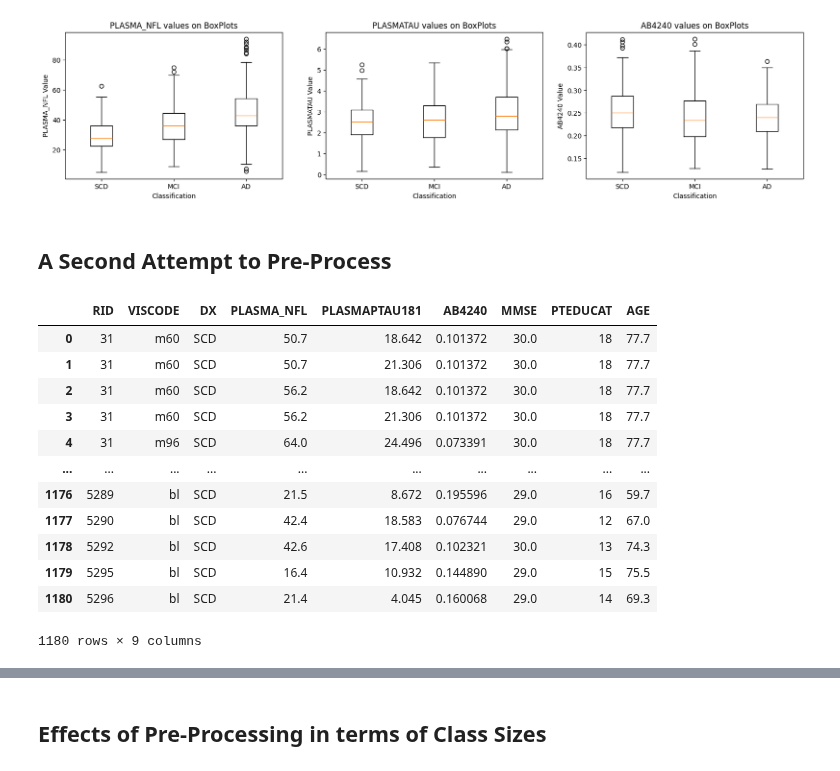
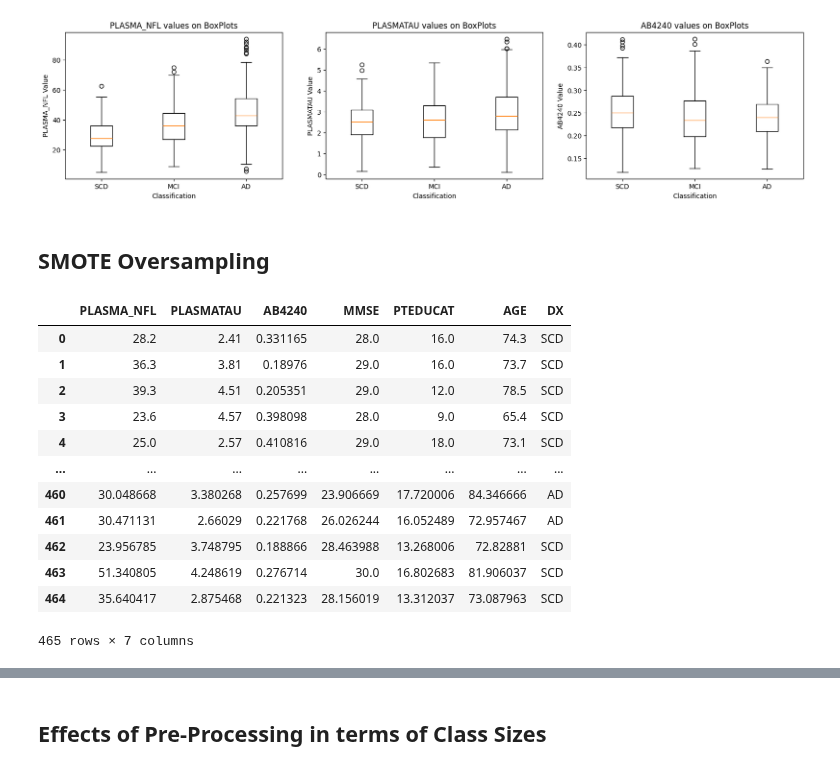
Before and after one commit to danielmakin/NoMoreAlzheimersDisease, a Jupyter notebook: PreProcessing.ipynb, the cells around one changed output, grey strips where cells are left out. Drawn from its saved outputs; the diff is of its cells as text; code cells hidden in the pictures.

```diff
--- a/PreProcessing.ipynb
+++ b/PreProcessing.ipynb
@@ -107,30 +115,20 @@ preprocessor.write_to_csv('OutliersRemoved/File1.csv')
-# %% [markdown]
-## A Second Attempt to Pre-Process
-# %%
-# Try to Merge UGOT and BLEN First
-files = ['Data/Plasma/ADNI_BLENNOWPLASMANFLLONG_10_03_18_12Feb2024.csv', 'Data/Plasma/UGOTPTAU181_06_18_20_27Nov2023.csv', 'Data/Plasma/UPENNMSMSABETA2_12Feb2024.csv']
-fields_needed = ['RID', 'VISCODE2', 'PLASMA_NFL', 'PLASMAPTAU181', 'ABETA42', 'ABETA40']
-preprocessor = pp(files, ['RID', 'VISCODE2'], fields_needed)
-
-# Create the AB42/AB40 value
-preprocessor.create_ab4240(['ABETA42', 'ABETA40'])
-preprocessor.df.rename(columns={'VISCODE2':'VISCODE'}, inplace=True)
-preprocessor.add_adni_merge_data(['RID', 'VISCODE', 'DX', 'PLASMA_NFL', 'PLASMAPTAU181', 'AB4240', 'MMSE', 'PTEDUCAT', 'AGE'])
-# TODO:: May want to get null values later
-preprocessor.clean_data()
-preprocessor.df
-# %% [output]
-|  | RID | VISCODE | DX | PLASMA_NFL | PLASMAPTAU181 | AB4240 | MMSE | PTEDUCAT | AGE |
-| 0 | 31 | m60 | SCD | 50.7 | 18.642 | 0.101372 | 30.0 | 18 | 77.7 |
-| 1 | 31 | m60 | SCD | 50.7 | 21.306 | 0.101372 | 30.0 | 18 | 77.7 |
-| 2 | 31 | m60 | SCD | 56.2 | 18.642 | 0.101372 | 30.0 | 18 | 77.7 |
-| 3 | 31 | m60 | SCD | 56.2 | 21.306 | 0.101372 | 30.0 | 18 | 77.7 |
-| 4 | 31 | m96 | SCD | 64.0 | 24.496 | 0.073391 | 30.0 | 18 | 77.7 |
-| ... | ... | ... | ... | ... | ... | ... | ... | ... | ... |
-| 1176 | 5289 | bl | SCD | 21.5 | 8.672 | 0.195596 | 29.0 | 16 | 59.7 |
-| 1177 | 5290 | bl | SCD | 42.4 | 18.583 | 0.076744 | 29.0 | 12 | 67.0 |
-| 1178 | 5292 | bl | SCD | 42.6 | 17.408 | 0.102321 | 30.0 | 13 | 74.3 |
-| 1179 | 5295 | bl | SCD | 16.4 | 10.932 | 0.144890 | 29.0 | 15 | 75.5 |
-| 1180 | 5296 | bl | SCD | 21.4 | 4.045 | 0.160068 | 29.0 | 14 | 69.3 |
-1180 rows × 9 columns
+# %% [markdown]
+## SMOTE Oversampling
+# %%
+preprocessor.use_SMOTE() # Needs to remove the RID, VISCODE Values (Shouldn't be needed)
+preprocessor.df
+# %% [output]
+|  | PLASMA_NFL | PLASMATAU | AB4240 | MMSE | PTEDUCAT | AGE | DX |
+| 0 | 28.2 | 2.41 | 0.331165 | 28.0 | 16.0 | 74.3 | SCD |
+| 1 | 36.3 | 3.81 | 0.18976 | 29.0 | 16.0 | 73.7 | SCD |
+| 2 | 39.3 | 4.51 | 0.205351 | 29.0 | 12.0 | 78.5 | SCD |
+| 3 | 23.6 | 4.57 | 0.398098 | 28.0 | 9.0 | 65.4 | SCD |
+| 4 | 25.0 | 2.57 | 0.410816 | 29.0 | 18.0 | 73.1 | SCD |
+| ... | ... | ... | ... | ... | ... | ... | ... |
+| 460 | 30.048668 | 3.380268 | 0.257699 | 23.906669 | 17.720006 | 84.346666 | AD |
+| 461 | 30.471131 | 2.66029 | 0.221768 | 26.026244 | 16.052489 | 72.957467 | AD |
+| 462 | 23.956785 | 3.748795 | 0.188866 | 28.463988 | 13.268006 | 72.82881 | SCD |
+| 463 | 51.340805 | 4.248619 | 0.276714 | 30.0 | 16.802683 | 81.906037 | SCD |
+| 464 | 35.640417 | 2.875468 | 0.221323 | 28.156019 | 13.312037 | 73.087963 | SCD |
+465 rows × 7 columns
 # %% [markdown]
```
Also changed, not shown: parts of 18 cells of this notebook, 10 other files.
